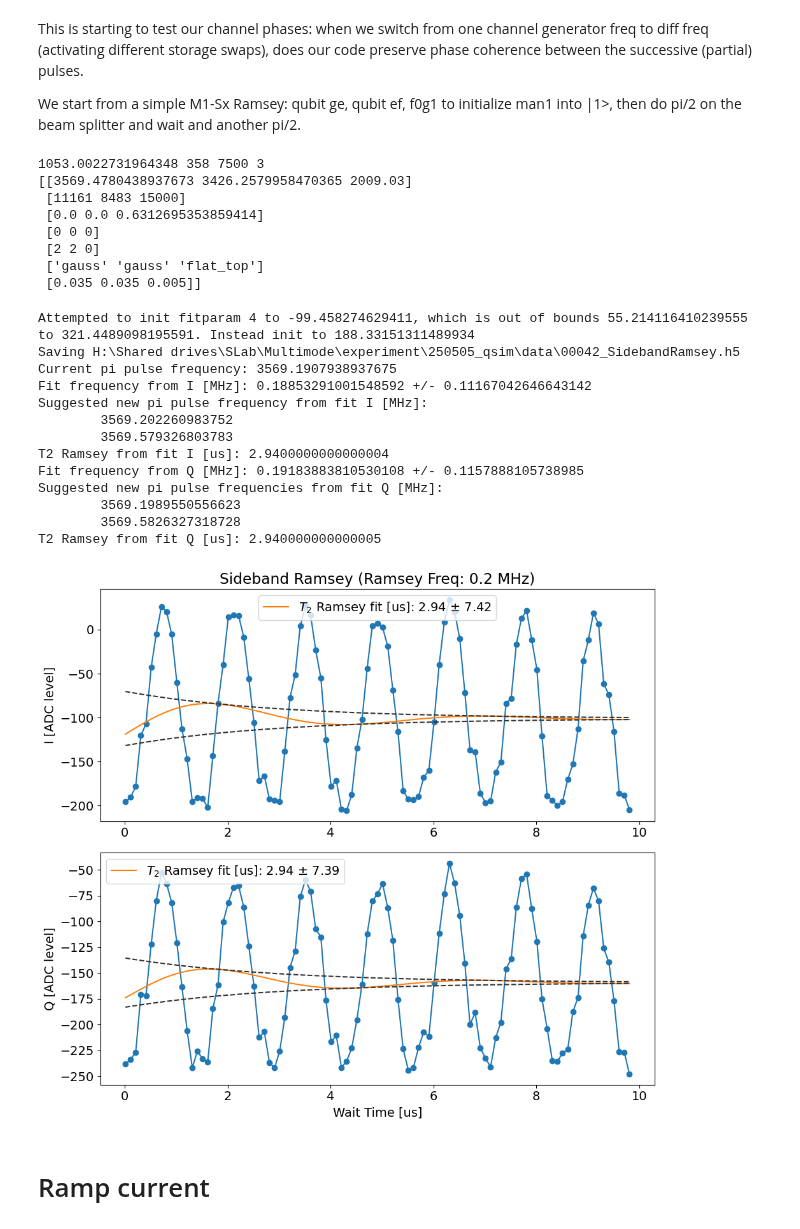
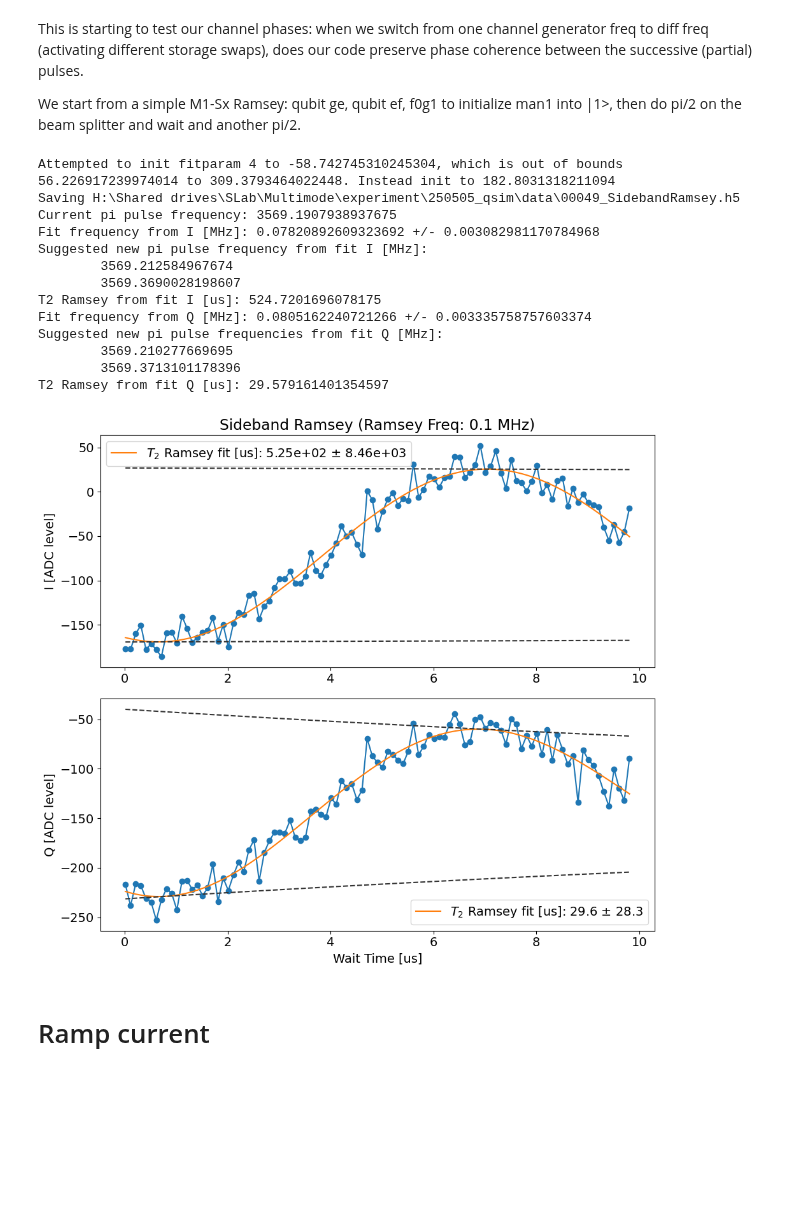
Before and after one commit to SchusterLab/multimode_expts, a Jupyter notebook: qsim_experiments.ipynb, the cells around one changed output. Drawn from its saved outputs; the diff is of its cells as text; code cells hidden in the pictures; blank space fills up the shorter version.

```diff
--- a/qsim_experiments.ipynb
+++ b/qsim_experiments.ipynb
@@ -194,52 +194,45 @@ from multimode_expts.experiments.qsim.sideband_ramsey import SidebandRamseyExper
 # %%
 expt_params = dict(
     start = 0.01, # wait time tau [us]
     step = 0.1,  # [us] 1 cycle is 0.0023251488095238095 [us], 2.7901785714285716 # [us]=1200 cycles
     expts = 100,
-    ramsey_freq = 0.2, # [MHz]
+    ramsey_freq = 0.1, # [MHz]
+    detune = 0,
     reps = 100,
     rounds = 1,
     qubits = [0],
     f0g1_cavity = 1,  #  1/2 name of manipulate cavity
-    stor_no = 5, # storage mode number, 1 to 7
+    stor_no = 1, # storage mode number, 1 to 7
     normalize = False,
     active_reset = False,
     # man_reset = False,
     # storage_reset = False,
     advance_phase = 0, # advance phase of second pi/2 by this much [degrees]
     echoes = [False, 0], # [on/off, number of echoes]
 )
 
 sbr = SidebandRamseyExperiment(
     soccfg=soc,
     path=expt_path,
-    #prefix='SidebandRamsey',
+    prefix=f"SidebandRamsey_M1S{expt_params['stor_no']}",
     config_file=config_path,
     expt_params = expt_params,
     progress=True)
 
 # sbr.acquire()
 sbr.go(analyze=True, display=True, progress=True, save=True)
 # %% [output]
-1053.0022731964348 358 7500 3
-[[3569.4780438937673 3426.2579958470365 2009.03]
- [11161 8483 15000]
- [0.0 0.0 0.6312695353859414]
- [0 0 0]
- [2 2 0]
- ['gauss' 'gauss' 'flat_top']
- [0.035 0.035 0.005]]
+Attempted to init fitparam 4 to -58.742745310245304, which is out of bounds 56.226917239974014 to 309.3793464022448. Instead init to 182.8031318211094
+Saving H:\Shared drives\SLab\Multimode\experiment\250505_qsim\data\00049_SidebandRamsey.h5
+Current pi pulse frequency: 3569.1907938937675
+Fit frequency from I [MHz]: 0.07820892609323692 +/- 0.003082981170784968
+Suggested new pi pulse frequency from fit I [MHz]:
+        3569.212584967674
+        3569.3690028198607
+T2 Ramsey from fit I [us]: 524.7201696078175
+Fit frequency from Q [MHz]: 0.0805162240721266 +/- 0.003335758757603374
+Suggested new pi pulse frequencies from fit Q [MHz]:
+        3569.210277669695
+        3569.3713101178396
+T2 Ramsey from fit Q [us]: 29.579161401354597
-Attempted to init fitparam 4 to -99.458274629411, which is out of bounds 55.214116410239555 to 321.4489098195591. Instead init to 188.33151311489934
-Saving H:\Shared drives\SLab\Multimode\experiment\250505_qsim\data\00042_SidebandRamsey.h5
-Current pi pulse frequency: 3569.1907938937675
-Fit frequency from I [MHz]: 0.18853291001548592 +/- 0.11167042646643142
-Suggested new pi pulse frequency from fit I [MHz]:
-        3569.202260983752
-        3569.579326803783
-T2 Ramsey from fit I [us]: 2.9400000000000004
-Fit frequency from Q [MHz]: 0.19183883810530108 +/- 0.1157888105738985
-Suggested new pi pulse frequencies from fit Q [MHz]:
-        3569.1989550556623
-        3569.5826327318728
-T2 Ramsey from fit Q [us]: 2.940000000000005
-[figure, old version]
+[figure, new version]
```
Also changed, not shown: parts of 2 cells of this notebook, 1 other file.
